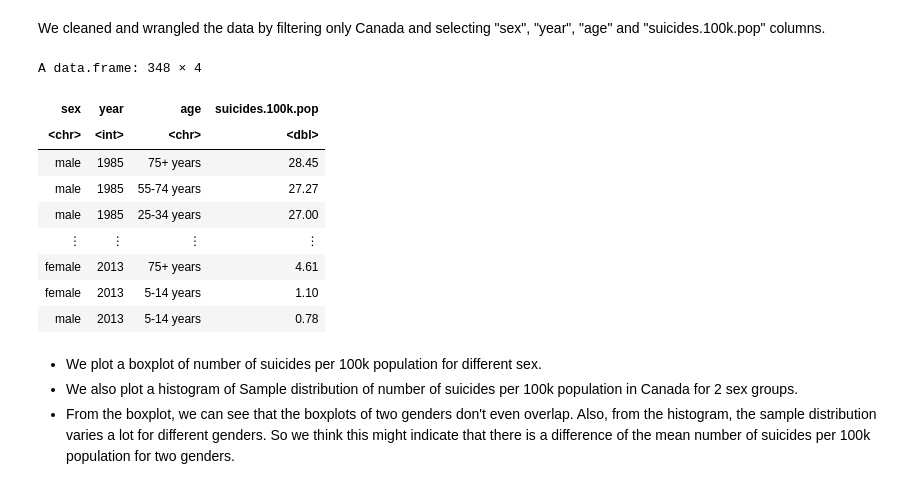
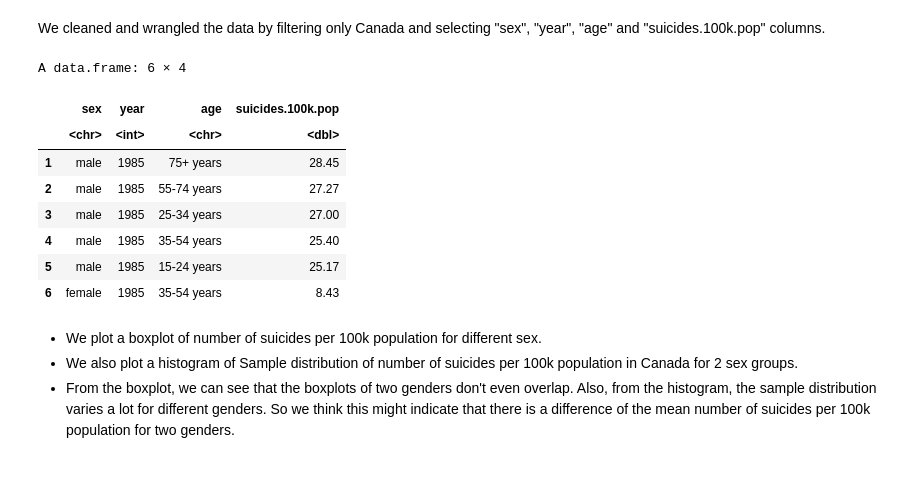
Before and after one commit to agoel25/stat_201_group_11, a Jupyter notebook: Final report.ipynb, the cells around one changed output. Cells and saved outputs as stored; diff of their text form; code cells hidden in the pictures.

```diff
--- a/Final report.ipynb
+++ b/Final report.ipynb
@@ -69,20 +53,19 @@ We cleaned and wrangled the data by filtering only Canada and selecting "sex", "
 # %%
 # filtering for Canada (as our question specifically focuses on Canada) and selecting the appropriate columns
 suicide_sample <- suicide_data %>%
                   filter(country %in% c("Canada")) %>%
                   select(sex, year, age, suicides.100k.pop)
-suicide_sample
+head(suicide_sample)
 # %% [output]
-A data.frame: 348 × 4
+A data.frame: 6 × 4
-| sex | year | age | suicides.100k.pop |
-| <chr> | <int> | <chr> | <dbl> |
-| male | 1985 | 75+ years | 28.45 |
-| male | 1985 | 55-74 years | 27.27 |
-| male | 1985 | 25-34 years | 27.00 |
-| ⋮ | ⋮ | ⋮ | ⋮ |
-| female | 2013 | 75+ years | 4.61 |
-| female | 2013 | 5-14 years | 1.10 |
-| male | 2013 | 5-14 years | 0.78 |
+|  | sex | year | age | suicides.100k.pop |
+|  | <chr> | <int> | <chr> | <dbl> |
+| 1 | male | 1985 | 75+ years | 28.45 |
+| 2 | male | 1985 | 55-74 years | 27.27 |
+| 3 | male | 1985 | 25-34 years | 27.00 |
+| 4 | male | 1985 | 35-54 years | 25.40 |
+| 5 | male | 1985 | 15-24 years | 25.17 |
+| 6 | female | 1985 | 35-54 years | 8.43 |
 # %% [markdown]
 - We plot a boxplot of number of suicides per 100k population for different sex.
 - We also plot a histogram of Sample distribution of number of suicides per 100k population in Canada for 2 sex groups.
```
Also changed, not shown: parts of 21 cells of this notebook.
